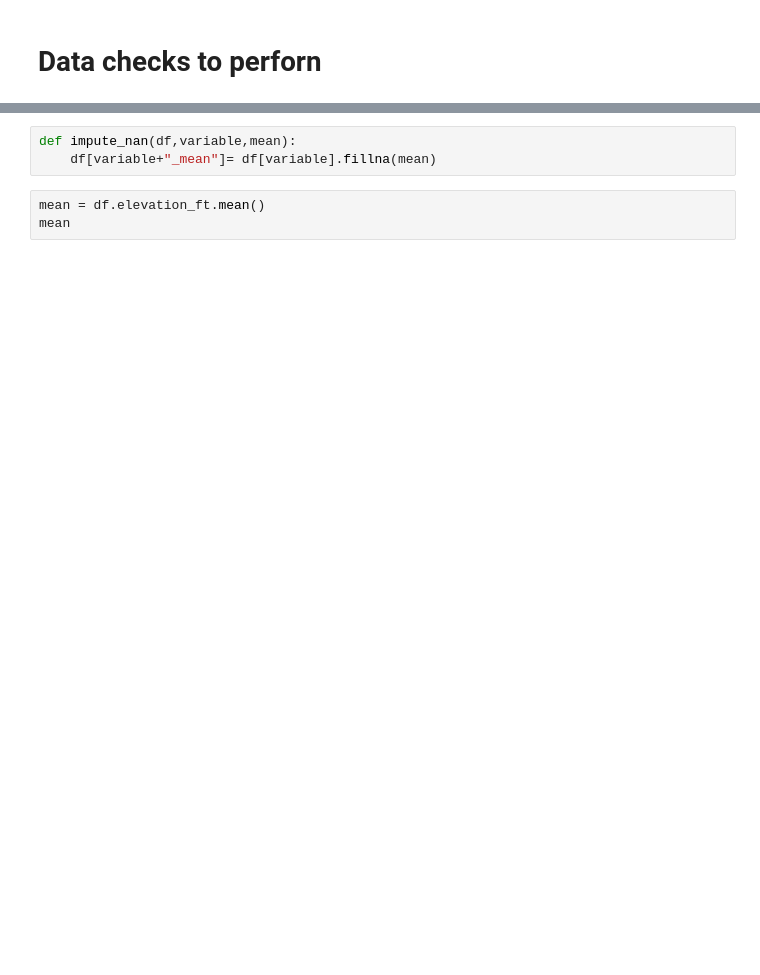
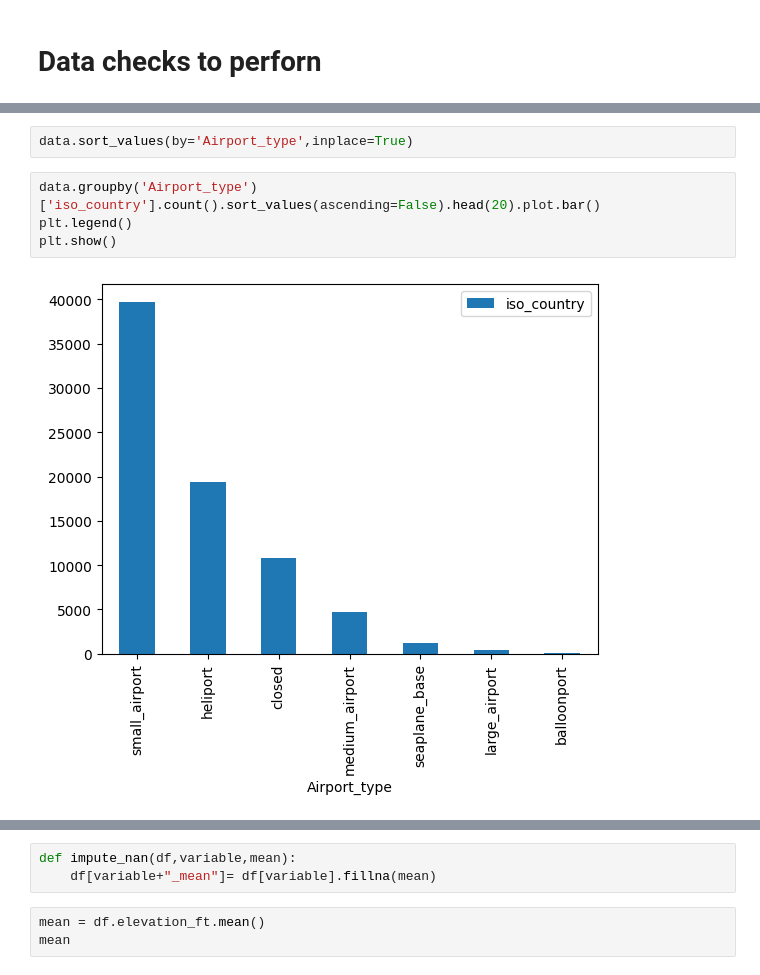
Before and after one commit to shivakumarsanugula/Kaggle, a Jupyter notebook: eda-feature-engineering-of-global-aviation-hub.ipynb, the cells around one changed output, grey strips where cells are left out. Cells and saved outputs as stored; diff of their text form; blank space fills up the shorter version.

```diff
--- a/eda-feature-engineering-of-global-aviation-hub.ipynb
+++ b/eda-feature-engineering-of-global-aviation-hub.ipynb
@@ -62,0 +324,8 @@ df[numerical_features].isnull().mean()
+# %%
+data.sort_values(by='Airport_type',inplace=True)
+# %%
+data.groupby('Airport_type')['iso_country'].count().sort_values(ascending=False).head(20).plot.bar()
+plt.legend()
+plt.show()
+# %% [output]
+[figure, added]
```
Also changed, not shown: parts of 60 cells of this notebook.
